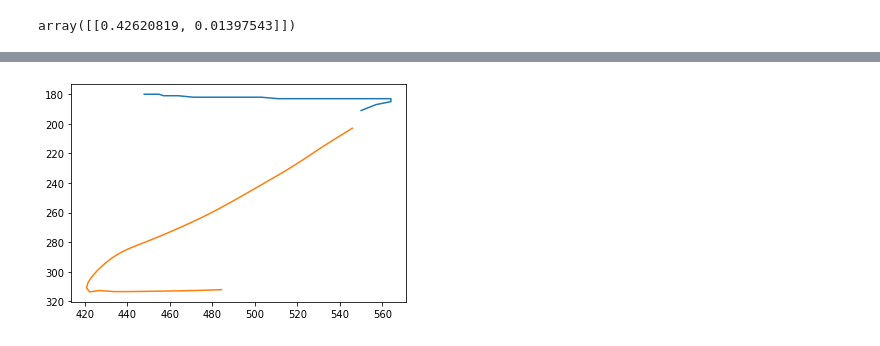
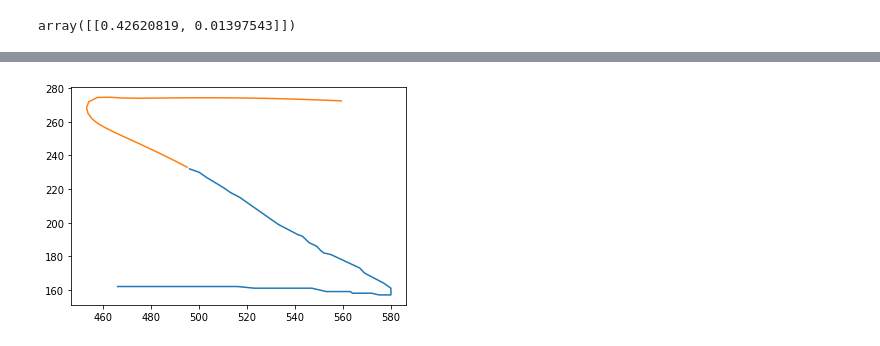
Before and after one commit to zetahvdev/handwritingrecognizion, a Jupyter notebook: Python scripts/full_timestep_rnn.ipynb, the cells around one changed output, grey strips where cells are left out. Saved outputs shown, nothing was run; the diff lists cells and outputs as text; code cells hidden in the pictures.

Commit message:
Updates
- Make some changes to the algorithm to fix it to the continuation of the input
- Added an interface to test the model

```diff
--- a/Python scripts/full_timestep_rnn.ipynb
+++ b/Python scripts/full_timestep_rnn.ipynb
@@ -120,3 +92,3 @@ Epoch 630/630
 # %%
-plt.plot(history.history["val_mean_squared_error"])
-model.save('best_model1000.h5')
+# plt.plot(history.history["val_mean_squared_error"])
+model = kr.models.load_model('best_model.h5')
@@ -125,4 +95,5 @@ model.save('best_model1000.h5')
 # %%
+# def predict_model(model, data, amount):
 def get_nextpos(coord, direct):
         next_pos = coord + [0, np.sin(direct[0] * np.pi / 180) * direct[1]]
         next_pos = next_pos + [np.cos(direct[0] * np.pi / 180) * direct[1], 0]
@@ -137,49 +108,58 @@ def trayectory(directions, initial_point):
     li.append(nexti)
     for i in range(len(denormalized)):
         nexti = get_nextpos(nexti, denormalized[i])
         # print(nexti)
         li.append(nexti.tolist())
 
     return np.array(li)
 
-# print(train_xx[603].shape)
-# prediction = model.predict(np.array([train_xx[601]]))
-# datax_n = datax[600][31]
-# print(datax_n)
-# # print(train_yy[0])
-# trans.plot_events(datax[600][15:30])
-# print(prediction)
-# result = trayectory(prediction[0], datax_n)
-# trans.plot_events(result)
-event = 630
+# data_asvec = trans.ev_tovec(data, show_graph=False, shrink_data=False)[1]
 
+event = 500
 
+chunk = 51
 
 li = []
-current = train_xx[event][0:26]
-current_d = datax[event]
-trans.plot_events(datax[event][0:26])
-for i in range(45):
+current = train_xx[event][0:chunk]
+current_d = data[event][0:chunk]
+trans.plot_events(current_d)
+for i in range(40):
     prediction = model.predict(np.expand_dims(current, axis=0))
     datax_n = current_d[1]
     # trans.plot_events(datax[600][0:10])
     results = trayectory(prediction[0], datax_n)
     li.append(results[-1])
-
+    # trans.ev_tovec(results, True, False)
     # [current] + [last_update] : (x, y)
     # join = np.concatenate((datax[event][0], results[1:]))
-    current_d = np.concatenate((current_d[0:26+i+1], np.expand_dims(results[-1], axis=0)), axis=0)
+
+    current_d = np.concatenate((current_d[0:chunk+i+1], np.expand_dims(results[-1], axis=0)), axis=0)
     current_asvec = trans.ev_tovec(current_d, False, False)[1]
     current_asvec = np.true_divide((current_asvec.astype('float32') + [180, 0]), [360, 160])
 
     # print(current_asvec[1:], prediction[0][-1])
     current = np.concatenate((current_asvec, np.expand_dims(prediction[0][-1], axis=0)), axis=0)
     # print(current[-1])
 
 liarray = np.array(li)
+#############################################
+# print(liarray)
+liarray_asvec = trans.ev_tovec(liarray[1:], False, False)[1]
+# print(liarray_asvec)
+liarray_asvec = np.true_divide((liarray_asvec.astype('float32') + [180, 0]), [360, 160])
 
-final = np.concatenate((np.expand_dims(datax[event][1], axis=0), liarray))
+# print(datax[event][chunk])
+return_v = trayectory(liarray_asvec, datax[event][chunk])
+
+trans.plot_events(return_v)
+#################################################
+
+
+# prediction = predict_model(model, datax[event][0:51], 20)
+
+# trans.plot_events(prediction)
+# final = np.concatenate((np.expand_dims(adatax[event][chunk - 1], axis=0), liarray))
 # rint(final[0:2])
-result = trans.ev_tovec(liarray, True, False)
+# result = trans.ev_tovec(final, True, False)
 # %% [output]
-[figure, old version]
+[figure, new version]
```
Also changed, not shown: parts of 13 cells of this notebook, 1 other file.
